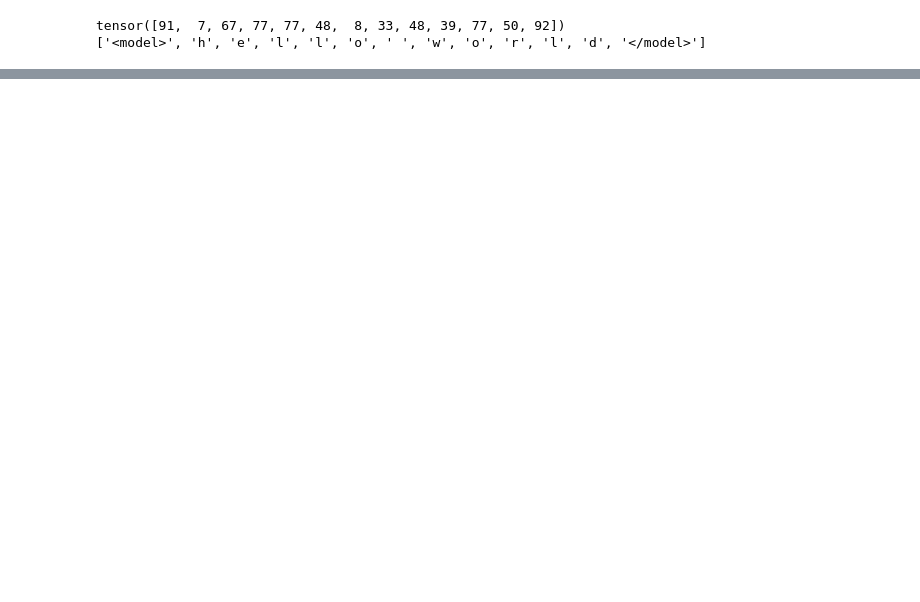
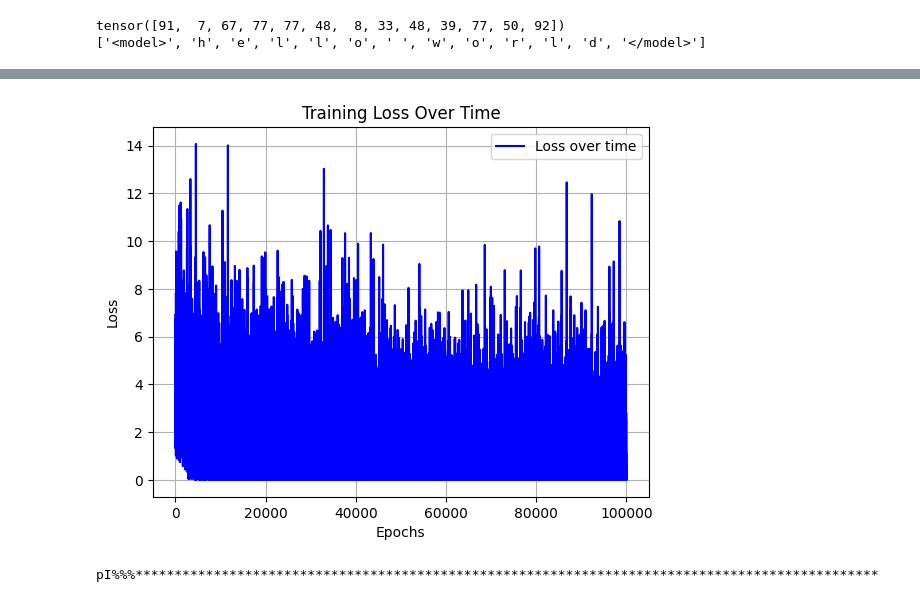
Before and after one commit to Yegor-men/Sequential-Text-Encoding-LMs, a Jupyter notebook: naive_test.ipynb, the cells around one changed output, grey strips where cells are left out. Saved outputs shown, nothing was run; the diff lists cells and outputs as text; code cells hidden in the pictures; blank space fills up the shorter version.

```diff
--- a/naive_test.ipynb
+++ b/naive_test.ipynb
@@ -168,8 +168,40 @@ texts = [
     "The panda eats, shoots and leaves.",
     "You are a machine learning algorithm.",
     "The hit online game Among Us, is perhaps the best piece of multimedia created.",
-    "The cat smiled and ate the little mouse."
+    "The cat smiled and ate the little mouse.",
+    "An elephant ate a monkey.",
+    "The sun is shining.",
+    "She likes to read books.",
+    "He plays football every Saturday.",
+    "We are going to the park.",
+    "The cat is sleeping on the couch.",
+    "I have a big red balloon.",
+    "She drinks coffee in the morning.",
+    "They enjoy listening to music.",
+    "My brother is very tall.",
+    "The baby is crying loudly.",
+    "We love eating ice cream.",
+    "He runs fast in the race.",
+    "The birds are singing in the trees.",
+    "She wears a blue dress.",
+    "I need a glass of water.",
+    "The dog is barking outside.",
+    "They are watching a movie.",
+    "The flowers smell very nice.",
+    "He studies hard for his exams.",
+    "She has a new bicycle.",
+    "The children are playing in the garden.",
+    "My father drives a blue car.",
+    "We go to school every day.",
+    "The moon shines at night.",
+    "I write letters to my friend.",
+    "She feeds the hungry cat.",
+    "He always tells funny jokes.",
+    "The teacher is explaining the lesson.",
+    "I enjoy painting pictures.",
+    "The cake tastes delicious."
 ]
+
 training_texts = []
 for text in texts:
     training_texts.append(tokenizer.tokenize(text=text, pad_before=["<model>"], pad_after=["</model>"]))
@@ -177,7 +209,7 @@ for text in texts:
 import torch
 import random
 
-EPOCHS = 10000
+EPOCHS = 100000
 # BATCH_SIZE = 3
 LEARNING_RATE = 0.001
 
@@ -197,7 +229,8 @@ for epoch in range(EPOCHS):
 
     raw_logits = model(train_text)
     loss = loss_fn(raw_logits, label_text)
-    print(f"E {epoch + 1:,}/{EPOCHS:,} - {((epoch + 1) / EPOCHS) * 100:.2f} | Loss: {loss.item():.5f}") if (epoch + 1) % 100 == 0 else None
+    print(f"E {epoch + 1:,}/{EPOCHS:,} - {((epoch + 1) / EPOCHS) * 100:.2f} | Loss: {loss.item():.5f}") if (
+                                                                                                                       epoch + 1) % 100 == 0 else None
     loss.backward()
     loss_hist.append(loss.item())
     optimizer.step()
@@ -217,6 +266,9 @@ E 100/10,000 - 1.00 | Loss: 1.60878
+[figure, added]
 # %%
 import torch
 
-txt = "The cat"
+txt = "My Among "
 foo = tokenizer.tokenize(text=txt, pad_before=["<model>"])
 model.inference(in_sequence=foo, max_len=100, end_at="</model>")
+# %% [output]
+pI%%%***********************************************************************************************
```
Also changed, not shown: parts of 1 cell of this notebook.
